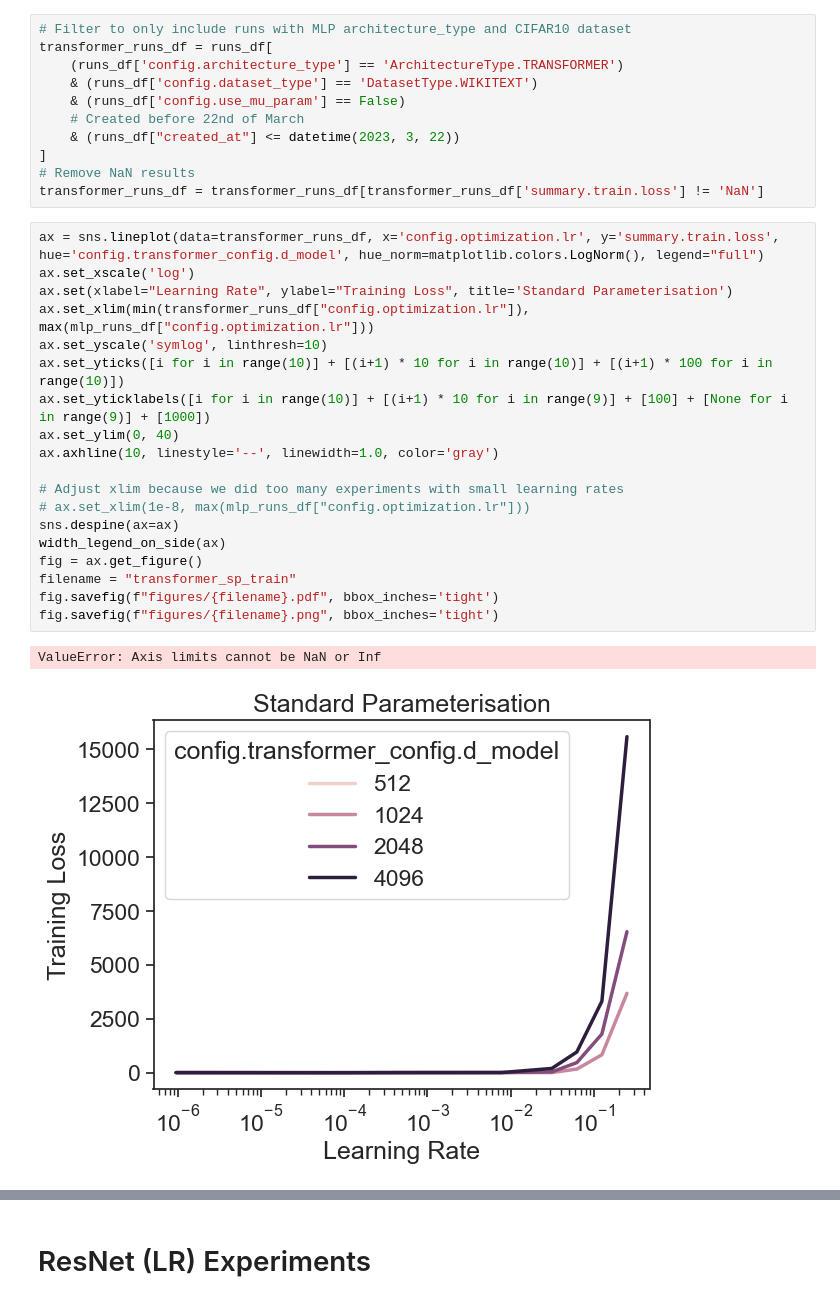
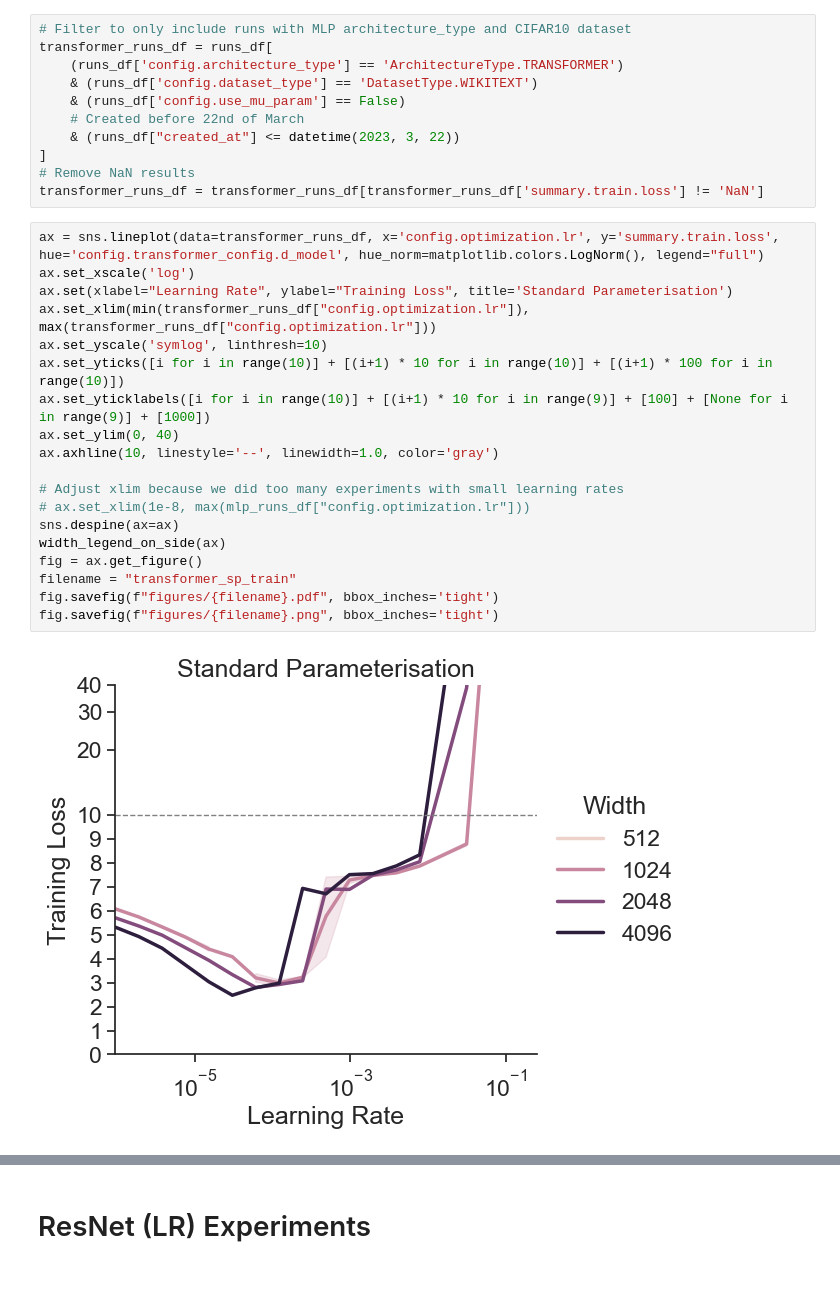
Before and after one commit to BrunoKM/tensor-reprogram, a Jupyter notebook: plots/hyperparam_vs_scale_alignment.ipynb, the cells around one changed output, grey strips where cells are left out. Cells and saved outputs as stored; diff of their text form.

Commit message:
Add more plots

```diff
--- a/plots/hyperparam_vs_scale_alignment.ipynb
+++ b/plots/hyperparam_vs_scale_alignment.ipynb
@@ -408,22 +481,21 @@ transformer_runs_df = transformer_runs_df[transformer_runs_df['summary.train.los
 # %%
 ax = sns.lineplot(data=transformer_runs_df, x='config.optimization.lr', y='summary.train.loss', hue='config.transformer_config.d_model', hue_norm=matplotlib.colors.LogNorm(), legend="full")
 ax.set_xscale('log')
 ax.set(xlabel="Learning Rate", ylabel="Training Loss", title='Standard Parameterisation')
-ax.set_xlim(min(transformer_runs_df["config.optimization.lr"]), max(mlp_runs_df["config.optimization.lr"]))
+ax.set_xlim(min(transformer_runs_df["config.optimization.lr"]), max(transformer_runs_df["config.optimization.lr"]))
 ax.set_yscale('symlog', linthresh=10)
 ax.set_yticks([i for i in range(10)] + [(i+1) * 10 for i in range(10)] + [(i+1) * 100 for i in range(10)])
 ax.set_yticklabels([i for i in range(10)] + [(i+1) * 10 for i in range(9)] + [100] + [None for i in range(9)] + [1000])
 ax.set_ylim(0, 40)
 ax.axhline(10, linestyle='--', linewidth=1.0, color='gray')
 
 # Adjust xlim because we did too many experiments with small learning rates
 # ax.set_xlim(1e-8, max(mlp_runs_df["config.optimization.lr"]))
 sns.despine(ax=ax)
 width_legend_on_side(ax)
 fig = ax.get_figure()
 filename = "transformer_sp_train"
 fig.savefig(f"figures/{filename}.pdf", bbox_inches='tight')
 fig.savefig(f"figures/{filename}.png", bbox_inches='tight')
 # %% [output]
-ValueError: Axis limits cannot be NaN or Inf
-[figure, old version]
+[figure, new version]
```
Also changed, not shown: parts of 19 cells of this notebook.
